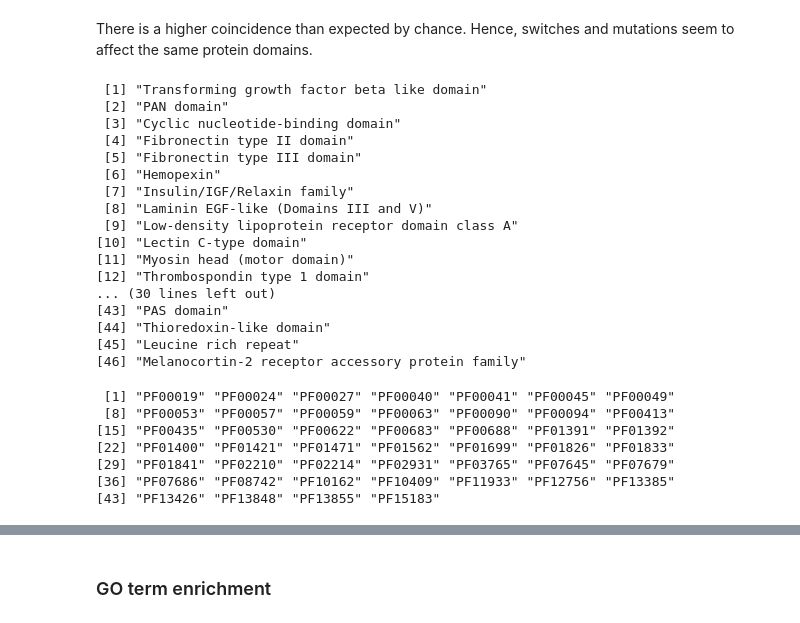
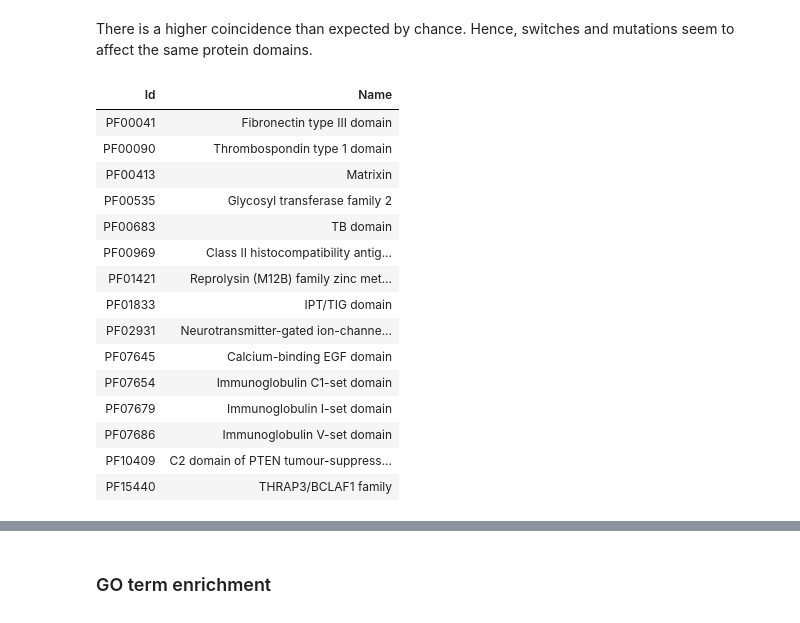
Before and after one commit to hclimente/smartas, a Jupyter notebook: structural_analysis/pfam_switches.ipynb, the cells around one changed output, grey strips where cells are left out. Drawn from its saved outputs; the diff is of its cells as text; code cells hidden in the pictures.

```diff
--- a/structural_analysis/pfam_switches.ipynb
+++ b/structural_analysis/pfam_switches.ipynb
@@ -220,33 +228,25 @@ There is a higher coincidence than expected by chance. Hence, switches and mutat
 # %%
 # display MS domains
 pf.all$Feature[M&S] %>%
     gsub("_"," ",.) %>%
-    gsub("PF[0-9]+\\|","",.)
-
-pf.all$id[M&S]
+    gsub("PF[0-9]+\\|","",.) %>%
+    cbind(pf.all$id[M&S],.) %>%
+    set_colnames(c("Id","Name"))
 # %% [output]
- [1] "Transforming growth factor beta like domain"
- [2] "PAN domain"
- [3] "Cyclic nucleotide-binding domain"
- [4] "Fibronectin type II domain"
- [5] "Fibronectin type III domain"
- [6] "Hemopexin"
- [7] "Insulin/IGF/Relaxin family"
- [8] "Laminin EGF-like (Domains III and V)"
- [9] "Low-density lipoprotein receptor domain class A"
-[10] "Lectin C-type domain"
-[11] "Myosin head (motor domain)"
-[12] "Thrombospondin type 1 domain"
-... (30 lines left out)
-[43] "PAS domain"
-[44] "Thioredoxin-like domain"
-[45] "Leucine rich repeat"
-[46] "Melanocortin-2 receptor accessory protein family"
- [1] "PF00019" "PF00024" "PF00027" "PF00040" "PF00041" "PF00045" "PF00049"
- [8] "PF00053" "PF00057" "PF00059" "PF00063" "PF00090" "PF00094" "PF00413"
-[15] "PF00435" "PF00530" "PF00622" "PF00683" "PF00688" "PF01391" "PF01392"
-[22] "PF01400" "PF01421" "PF01471" "PF01562" "PF01699" "PF01826" "PF01833"
-[29] "PF01841" "PF02210" "PF02214" "PF02931" "PF03765" "PF07645" "PF07679"
-[36] "PF07686" "PF08742" "PF10162" "PF10409" "PF11933" "PF12756" "PF13385"
-[43] "PF13426" "PF13848" "PF13855" "PF15183"
+| Id | Name |
+| PF00041 | Fibronectin type III domain |
+| PF00090 | Thrombospondin type 1 domain |
+| PF00413 | Matrixin |
+| PF00535 | Glycosyl transferase family 2 |
+| PF00683 | TB domain |
+| PF00969 | Class II histocompatibility antig... |
+| PF01421 | Reprolysin (M12B) family zinc met... |
+| PF01833 | IPT/TIG domain |
+| PF02931 | Neurotransmitter-gated ion-channe... |
+| PF07645 | Calcium-binding EGF domain |
+| PF07654 | Immunoglobulin C1-set domain |
+| PF07679 | Immunoglobulin I-set domain |
+| PF07686 | Immunoglobulin V-set domain |
+| PF10409 | C2 domain of PTEN tumour-suppress... |
+| PF15440 | THRAP3/BCLAF1 family |
 # %%
```
Also changed, not shown: parts of 12 cells of this notebook.
